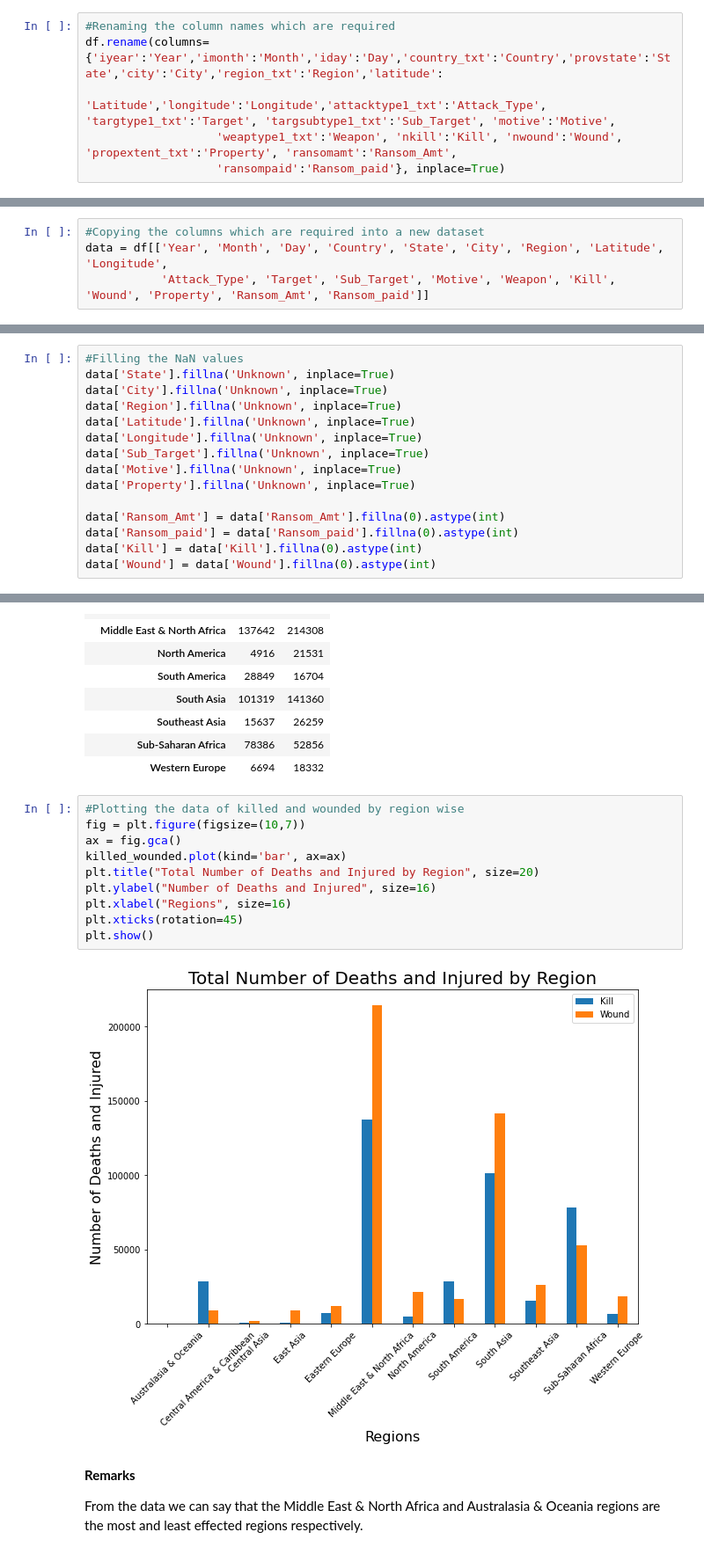
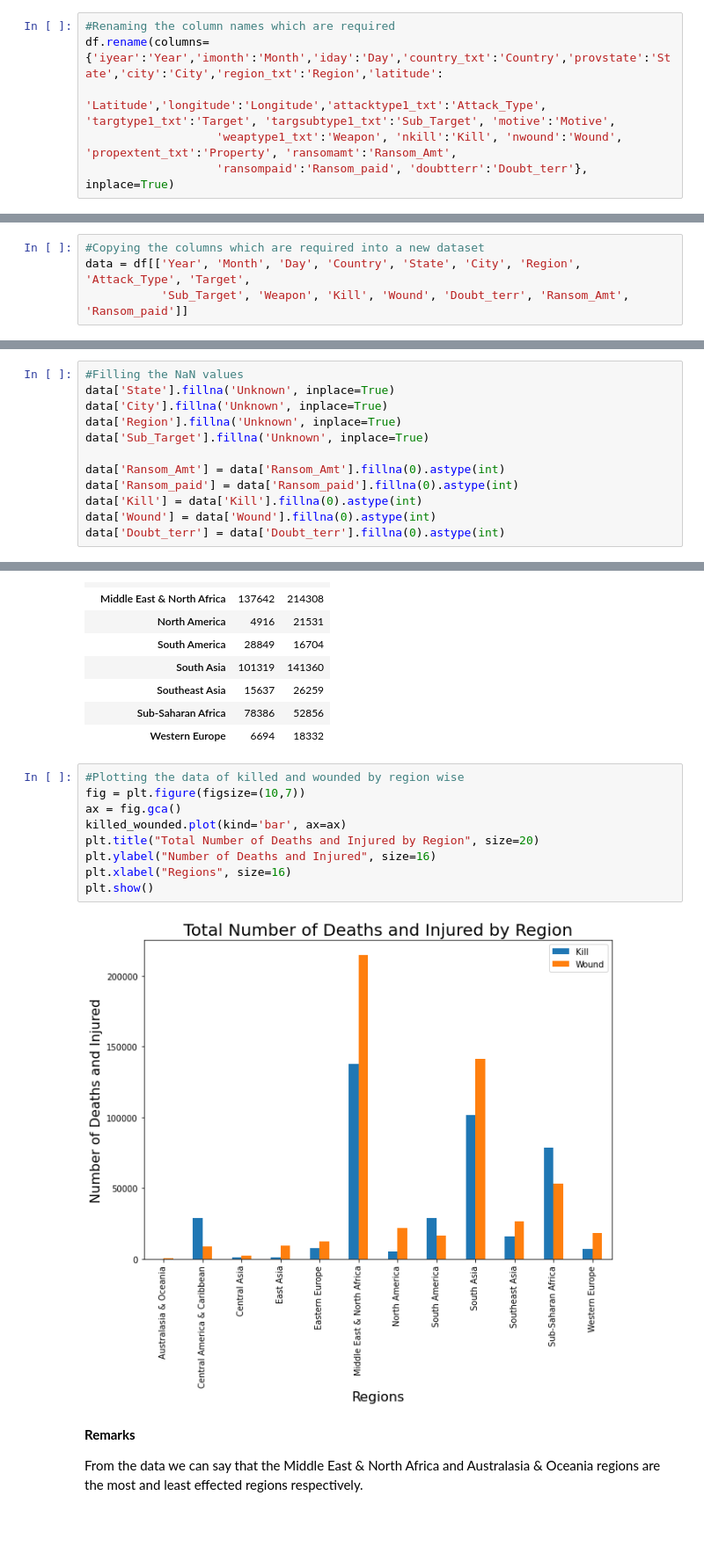
Before and after one commit to Narayan718/Global-Terrorism-Analysis, a Jupyter notebook: Global_Terrorism_Analysis.ipynb, the cells around one changed output, grey strips where cells are left out. Shown at 88% size. Saved outputs shown, nothing was run; the diff lists cells and outputs as text; blank space fills up the shorter version.

Commit message:
Data Visualization on Global Terrorism Attacks Dataset

```diff
--- a/Global_Terrorism_Analysis.ipynb
+++ b/Global_Terrorism_Analysis.ipynb
@@ -69,13 +70,13 @@ df.head()
 df.rename(columns={'iyear':'Year','imonth':'Month','iday':'Day','country_txt':'Country','provstate':'State','city':'City','region_txt':'Region','latitude':
                    'Latitude','longitude':'Longitude','attacktype1_txt':'Attack_Type', 'targtype1_txt':'Target', 'targsubtype1_txt':'Sub_Target', 'motive':'Motive',
                    'weaptype1_txt':'Weapon', 'nkill':'Kill', 'nwound':'Wound', 'propextent_txt':'Property', 'ransomamt':'Ransom_Amt',
-                   'ransompaid':'Ransom_paid'}, inplace=True)
+                   'ransompaid':'Ransom_paid', 'doubtterr':'Doubt_terr'}, inplace=True)
 # %% [markdown]
 # **Data Cleaning**
 # %%
 #Copying the columns which are required into a new dataset
-data = df[['Year', 'Month', 'Day', 'Country', 'State', 'City', 'Region', 'Latitude', 'Longitude',
-           'Attack_Type', 'Target', 'Sub_Target', 'Motive', 'Weapon', 'Kill', 'Wound', 'Property', 'Ransom_Amt', 'Ransom_paid']]
+data = df[['Year', 'Month', 'Day', 'Country', 'State', 'City', 'Region', 'Attack_Type', 'Target',
+           'Sub_Target', 'Weapon', 'Kill', 'Wound', 'Doubt_terr', 'Ransom_Amt', 'Ransom_paid']]
 # %%
 #first 5 fields in the required dataset
 data.head()
@@ -134,16 +135,13 @@ plt.show()
 data['State'].fillna('Unknown', inplace=True)
 data['City'].fillna('Unknown', inplace=True)
 data['Region'].fillna('Unknown', inplace=True)
-data['Latitude'].fillna('Unknown', inplace=True)
-data['Longitude'].fillna('Unknown', inplace=True)
 data['Sub_Target'].fillna('Unknown', inplace=True)
-data['Motive'].fillna('Unknown', inplace=True)
-data['Property'].fillna('Unknown', inplace=True)
 
 data['Ransom_Amt'] = data['Ransom_Amt'].fillna(0).astype(int)
 data['Ransom_paid'] = data['Ransom_paid'].fillna(0).astype(int)
 data['Kill'] = data['Kill'].fillna(0).astype(int)
 data['Wound'] = data['Wound'].fillna(0).astype(int)
+data['Doubt_terr'] = data['Doubt_terr'].fillna(0).astype(int)
 # %% [markdown]
 **Remarks**
 
@@ -371,15 +378,14 @@ killed_wounded
 # %%
 #Plotting the data of killed and wounded by region wise
 fig = plt.figure(figsize=(10,7))
 ax = fig.gca()
 killed_wounded.plot(kind='bar', ax=ax)
 plt.title("Total Number of Deaths and Injured by Region", size=20)
 plt.ylabel("Number of Deaths and Injured", size=16)
 plt.xlabel("Regions", size=16)
-plt.xticks(rotation=45)
 plt.show()
 # %% [output]
-[figure, old version]
+[figure, new version]
 # %% [markdown]
 **Remarks**
 
```
Also changed, not shown: parts of 18 cells of this notebook.
